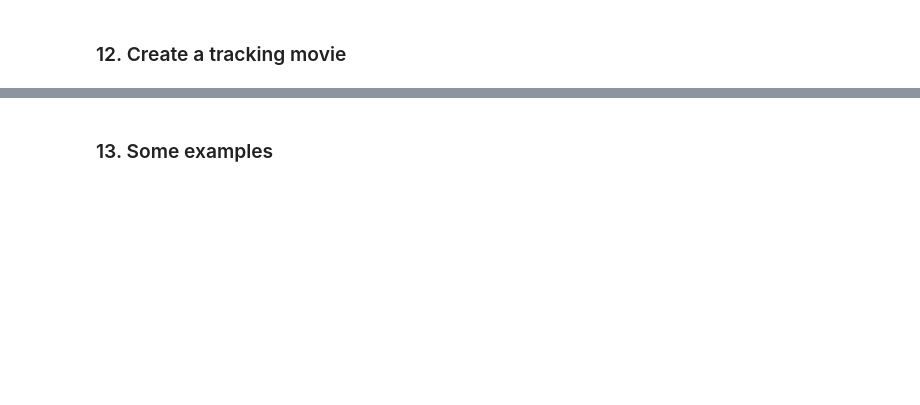
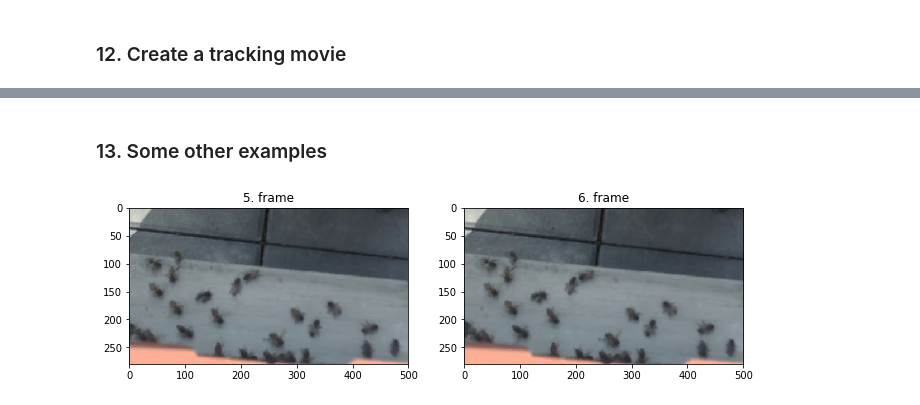
Before and after one commit to kolo-abb/Random-Scripts-And-Notes, a Jupyter notebook: Graph-Segmentation/object_tracking/tracking_dask.ipynb, the cells around one changed output, grey strips where cells are left out. Drawn from its saved outputs; the diff is of its cells as text; code cells hidden in the pictures; blank space fills up the shorter version.

```diff
--- a/Graph-Segmentation/object_tracking/tracking_dask.ipynb
+++ b/Graph-Segmentation/object_tracking/tracking_dask.ipynb
@@ -23,15 +24,15 @@ Munkres is a library for computing Hungarian Algorithm - solves matching problem
 
 For the first time getting frams from movie is necessary.
 # %%
-# # Getting frames from movie
-# vidcap = cv2.VideoCapture('Capt2.mp4')
-# success,image = vidcap.read()
-# count = 0
-# frames=[]
-# while success:
-#     cv2.imwrite("frame%d.jpg" % count, image)     # save frame as JPEG file
-#     success,image = vidcap.read()
-#     count += 1
+# Getting frames from movie
+vidcap = cv2.VideoCapture('Capt2.mp4')
+success,image = vidcap.read()
+count = 0
+frames=[]
+while success:
+    cv2.imwrite("frame%d.jpg" % count, image)     # save frame as JPEG file
+    success,image = vidcap.read()
+    count += 1
 # %% [markdown]
 ### 3. Upload frames
 # %% [markdown]
@@ -455,3 +500,3 @@ tracking_movie.release()
 # %% [markdown]
-### 13. Some examples
+### 13. Some other examples
 # %%
@@ -464,4 +509,16 @@ def show_adjacent_matched_frames(matchings, i, colors):
     f2=plt.title(f"{i+1}. frame")
     f2=plt.imshow(matchings[i+1])
     plt.show()
+# %%
+f=plt.figure(figsize=(11,4))
+f1=f.add_subplot(1,2,1)
+f1=plt.title("5. frame")
+f1=plt.imshow(frames[5])
+f2=f.add_subplot(1,2,2)
+f2=plt.title("6. frame")
+f2=plt.imshow(frames[6])
+
+plt.show()
+# %% [output]
+[figure, added]
 # %%
```
Also changed, not shown: parts of 27 cells of this notebook, 2 other files.
